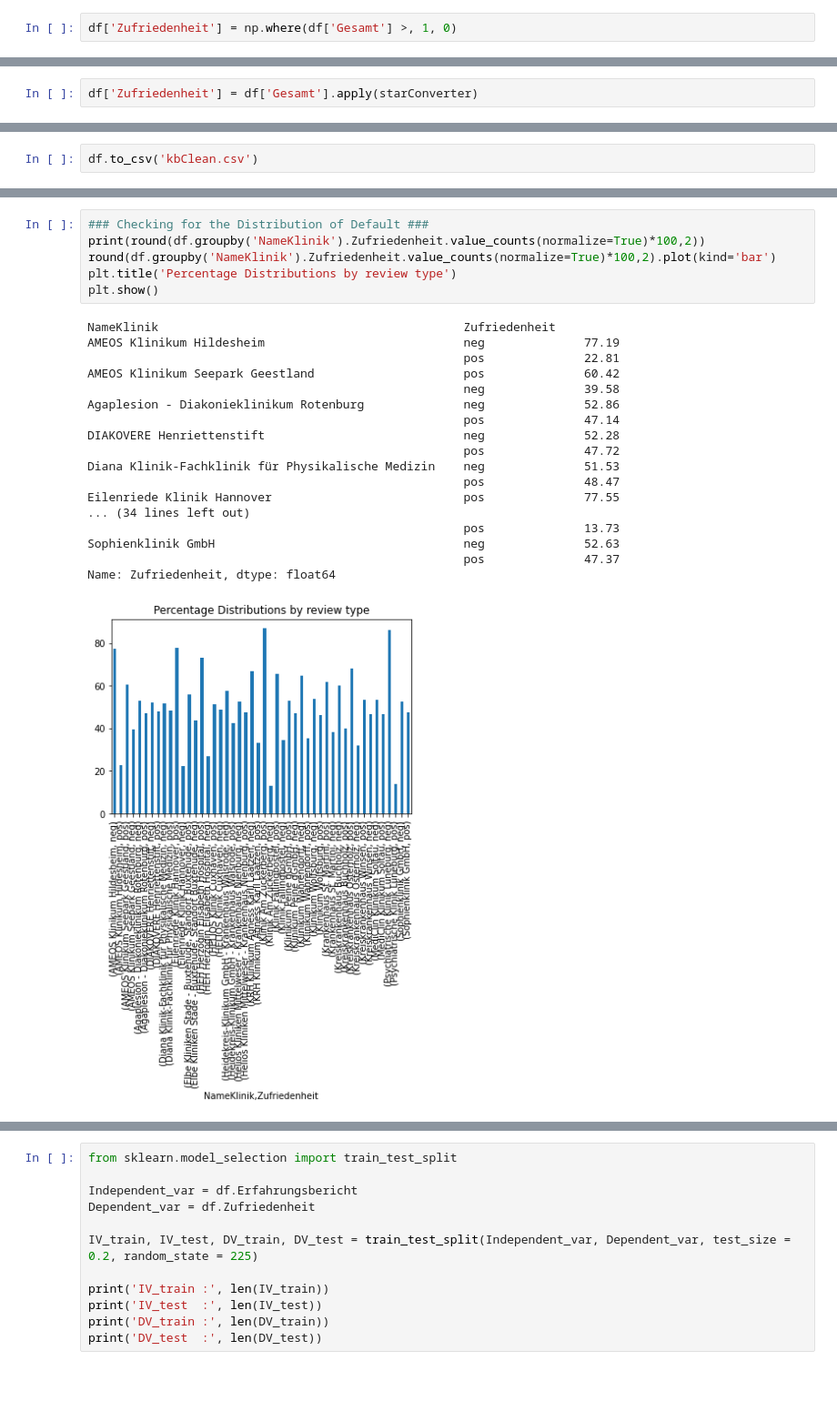
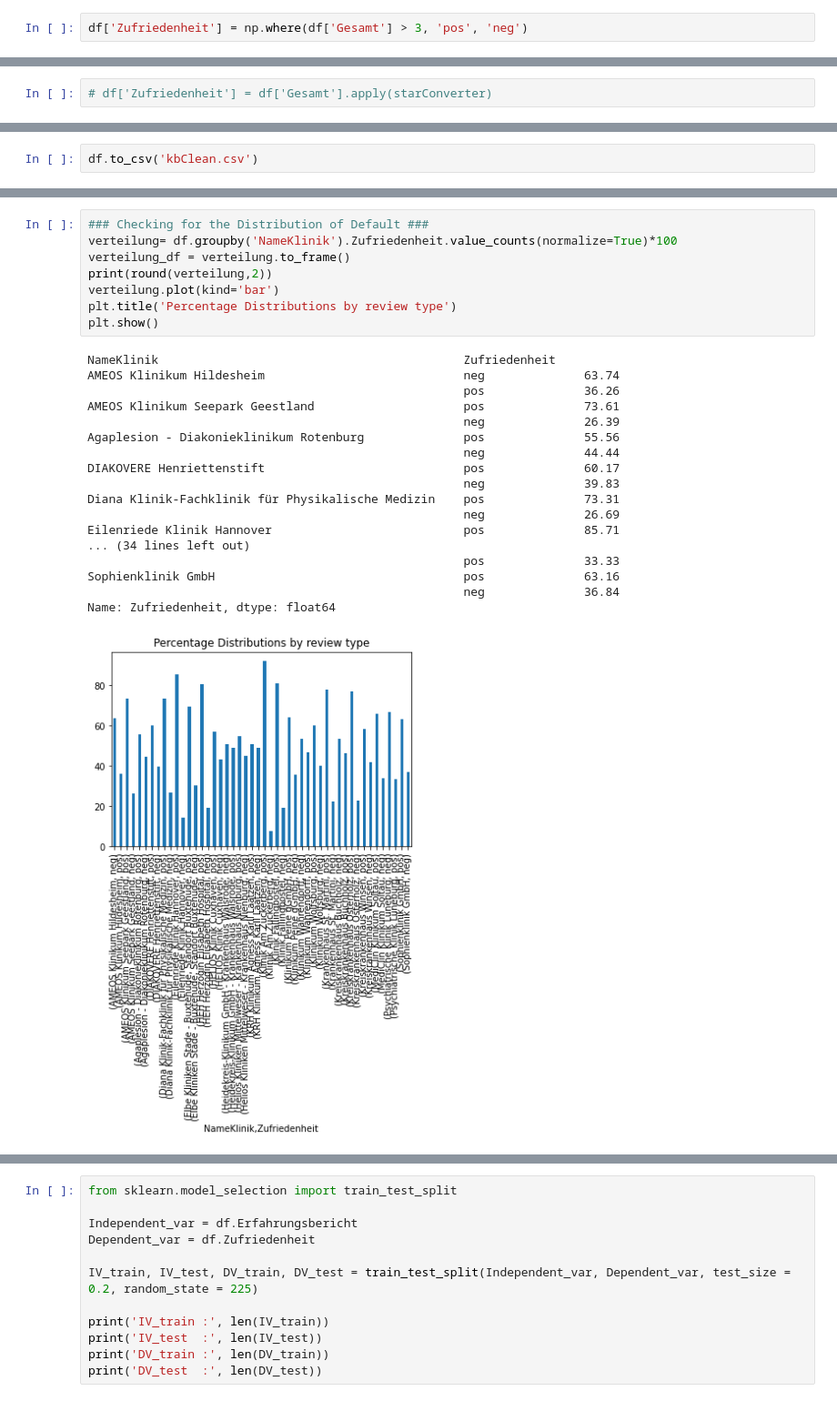
Before and after one commit to githsem/Abschlussprojekt_DataScience-WebTechnology, a Jupyter notebook: KB_Sentiment_Analyse/KB_Reinigung.ipynb, the cells around one changed output, grey strips where cells are left out. Shown at 91% size. Cells and saved outputs as stored; diff of their text form.

```diff
--- a/KB_Sentiment_Analyse/KB_Reinigung.ipynb
+++ b/KB_Sentiment_Analyse/KB_Reinigung.ipynb
@@ -206,4 +194,4 @@ def starConverter(num):
         happiness = 'neg'
     return happiness
 # %%
-df['Zufriedenheit'] = np.where(df['Gesamt'] >, 1, 0)
+df['Zufriedenheit'] = np.where(df['Gesamt'] > 3, 'pos', 'neg')
@@ -212,4 +198,4 @@ SyntaxError: invalid syntax (<ipython-input-51-effa782e2300>, line 1)
 # %%
-df['Zufriedenheit'] = df['Gesamt'].apply(starConverter)
+# df['Zufriedenheit'] = df['Gesamt'].apply(starConverter)
 # %%
 df.head()
@@ -263,25 +388,27 @@ sns.catplot(x="Polaritiy",y="Name der Klinik",data=df_kliniks_mean,kind="bar",he
 # %%
 ### Checking for the Distribution of Default ###
-print(round(df.groupby('NameKlinik').Zufriedenheit.value_counts(normalize=True)*100,2))
-round(df.groupby('NameKlinik').Zufriedenheit.value_counts(normalize=True)*100,2).plot(kind='bar')
+verteilung= df.groupby('NameKlinik').Zufriedenheit.value_counts(normalize=True)*100
+verteilung_df = verteilung.to_frame()
+print(round(verteilung,2))
+verteilung.plot(kind='bar')
 plt.title('Percentage Distributions by review type')
 plt.show()
 # %% [output]
 NameKlinik                                           Zufriedenheit
-AMEOS Klinikum Hildesheim                            neg              77.19
-                                                     pos              22.81
-AMEOS Klinikum Seepark Geestland                     pos              60.42
-                                                     neg              39.58
-Agaplesion - Diakonieklinikum Rotenburg              neg              52.86
-                                                     pos              47.14
-DIAKOVERE Henriettenstift                            neg              52.28
-                                                     pos              47.72
-Diana Klinik-Fachklinik für Physikalische Medizin    neg              51.53
-                                                     pos              48.47
-Eilenriede Klinik Hannover                           pos              77.55
+AMEOS Klinikum Hildesheim                            neg              63.74
+                                                     pos              36.26
+AMEOS Klinikum Seepark Geestland                     pos              73.61
+                                                     neg              26.39
+Agaplesion - Diakonieklinikum Rotenburg              pos              55.56
+                                                     neg              44.44
+DIAKOVERE Henriettenstift                            pos              60.17
+                                                     neg              39.83
+Diana Klinik-Fachklinik für Physikalische Medizin    pos              73.31
+                                                     neg              26.69
+Eilenriede Klinik Hannover                           pos              85.71
 ... (34 lines left out)
-                                                     pos              13.73
-Sophienklinik GmbH                                   neg              52.63
-                                                     pos              47.37
+                                                     pos              33.33
+Sophienklinik GmbH                                   pos              63.16
+                                                     neg              36.84
 Name: Zufriedenheit, dtype: float64
-[figure, old version]
+[figure, new version]
```
Also changed, not shown: parts of 49 cells of this notebook, 3 other files.
